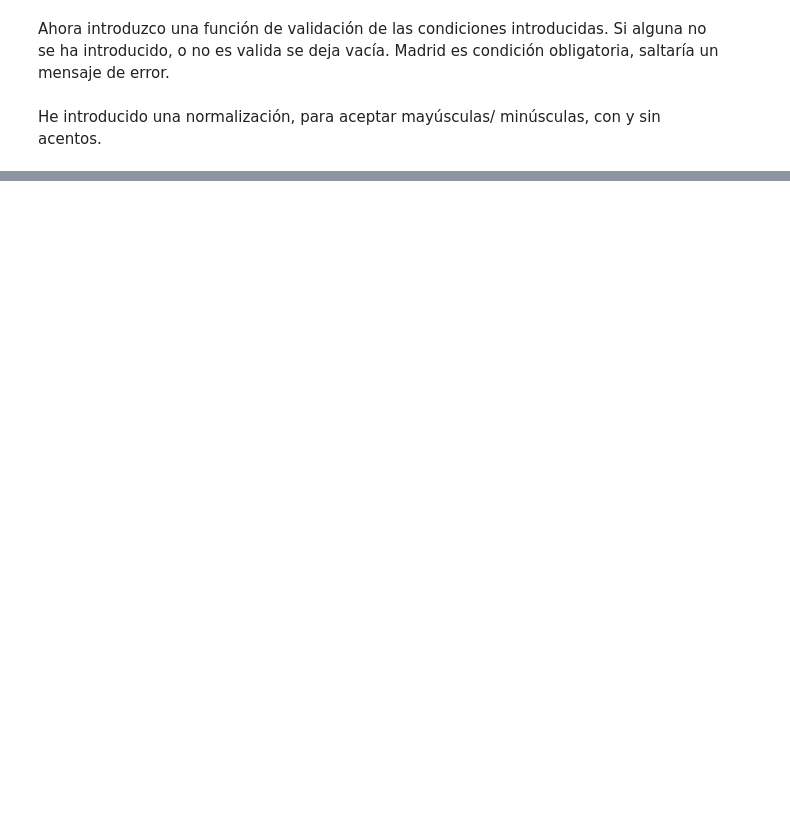
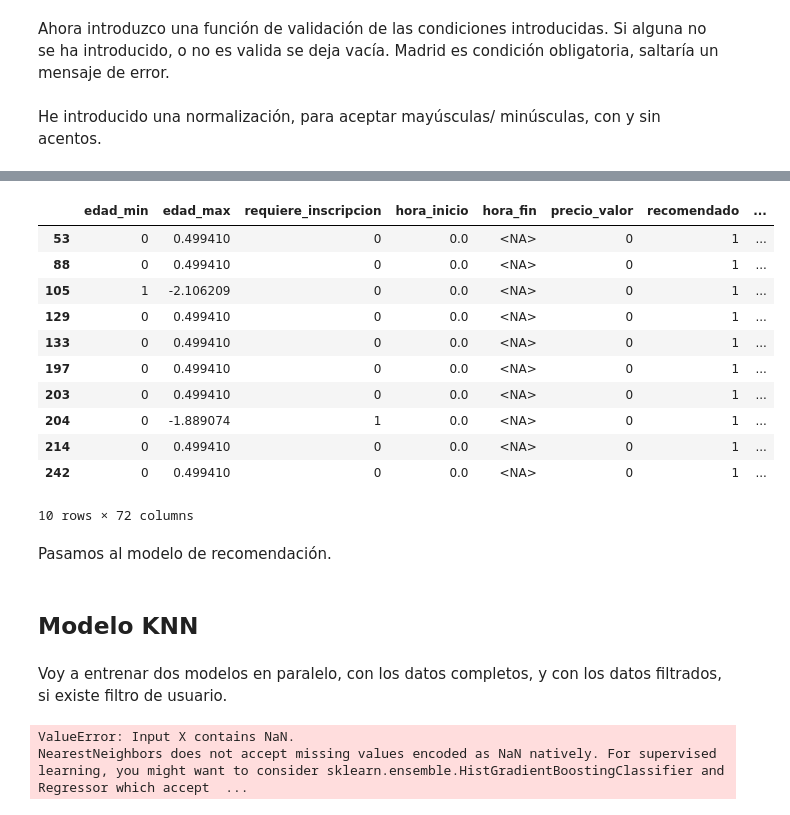
Before and after one commit to abdonrb/desafio_tripulaciones, a Jupyter notebook: notebooks/06_ModeloML_RecomencionActividades_KNN_agv.ipynb, the cells around one changed output, grey strips where cells are left out. Cells and saved outputs as stored; diff of their text form; code cells hidden in the pictures; blank space fills up the shorter version.

Commit message:
Upload_agv modeloKNN filtros

```diff
--- a/notebooks/06_ModeloML_RecomencionActividades_KNN_agv.ipynb
+++ b/notebooks/06_ModeloML_RecomencionActividades_KNN_agv.ipynb
@@ -426,0 +679,29 @@ else:
+# %%
+# OPCIÓN 2
+import sys
+import os
+sys.path.append(os.path.abspath('../src'))
+from utils import utils_agv
+
+df_filtrado_ml = utils_agv.df_to_ml(df_filtrado)
+
+df_filtrado_ml
+# %% [output]
+|  | edad_min | edad_max | requiere_inscripcion | hora_inicio | hora_fin | precio_valor | recomendado | ... |
+| 53 | 0 | 0.499410 | 0 | 0.0 | <NA> | 0 | 1 | ... |
+| 88 | 0 | 0.499410 | 0 | 0.0 | <NA> | 0 | 1 | ... |
+| 105 | 1 | -2.106209 | 0 | 0.0 | <NA> | 0 | 1 | ... |
+| 129 | 0 | 0.499410 | 0 | 0.0 | <NA> | 0 | 1 | ... |
+| 133 | 0 | 0.499410 | 0 | 0.0 | <NA> | 0 | 1 | ... |
+| 197 | 0 | 0.499410 | 0 | 0.0 | <NA> | 0 | 1 | ... |
+| 203 | 0 | 0.499410 | 0 | 0.0 | <NA> | 0 | 1 | ... |
+| 204 | 0 | -1.889074 | 1 | 0.0 | <NA> | 0 | 1 | ... |
+| 214 | 0 | 0.499410 | 0 | 0.0 | <NA> | 0 | 1 | ... |
+| 242 | 0 | 0.499410 | 0 | 0.0 | <NA> | 0 | 1 | ... |
+10 rows × 72 columns
+# %% [markdown]
+Pasamos al modelo de recomendación.
+# %% [markdown]
+## Modelo KNN
+# %% [markdown]
+Voy a entrenar dos modelos en paralelo, con los datos completos, y con los datos filtrados, si existe filtro de usuario.
@@ -426,0 +715,9 @@ else:
+# %%
+# Entrena con todos los datos
+modelo_knn_global = entrenar_modelo_knn(df_ml)
+
+# Entrena con el DataFrame ya filtrado
+modelo_knn_filtrado = entrenar_modelo_knn(df_filtrado_ml)
+# %% [output]
+ValueError: Input X contains NaN.
+NearestNeighbors does not accept missing values encoded as NaN natively. For supervised learning, you might want to consider sklearn.ensemble.HistGradientBoostingClassifier and Regressor which accept  ...
```
Also changed, not shown: parts of 21 cells of this notebook, 3 other files.
